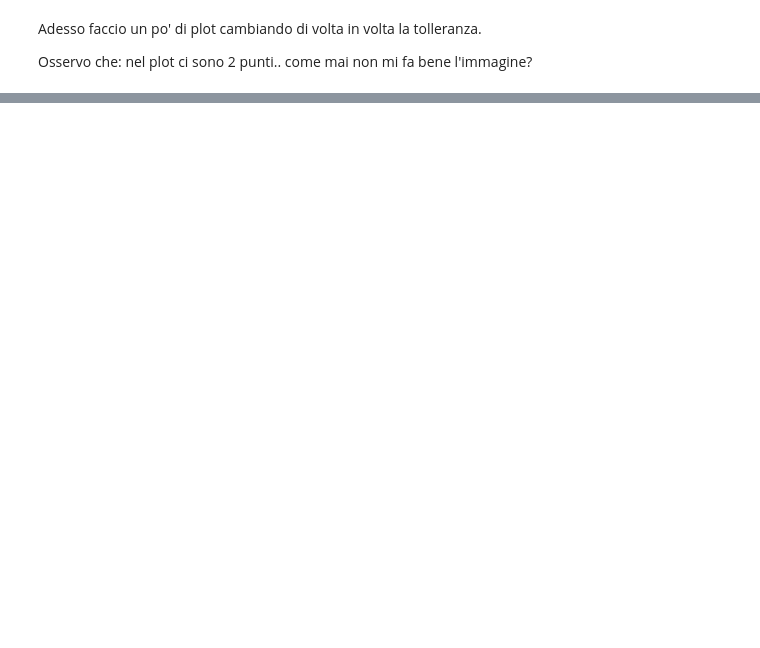
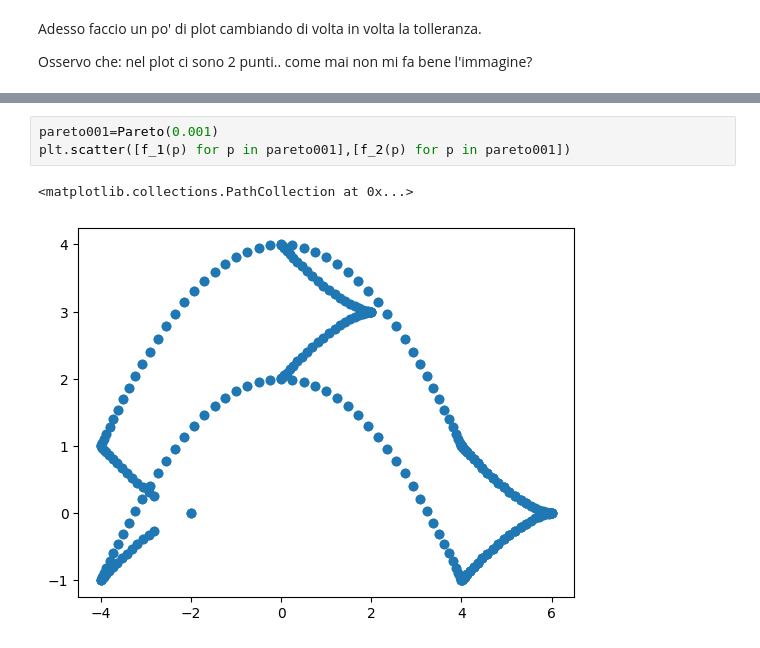
Before and after one commit to emosig/pershom, a Jupyter notebook: Prima_Prova_NB.ipynb, the cells around one changed output, grey strips where cells are left out. Drawn from its saved outputs; the diff is of its cells as text; blank space fills up the shorter version.

```diff
--- a/Prima_Prova_NB.ipynb
+++ b/Prima_Prova_NB.ipynb
@@ -195,0 +151,6 @@ La funzione non soddisfa le condizioni iniziali
+# %%
+pareto001=Pareto(0.001)
+plt.scatter([f_1(p) for p in pareto001],[f_2(p) for p in pareto001])
+# %% [output]
+<matplotlib.collections.PathCollection at 0x...>
+[figure, added]
```
Also changed, not shown: parts of 9 cells of this notebook.
